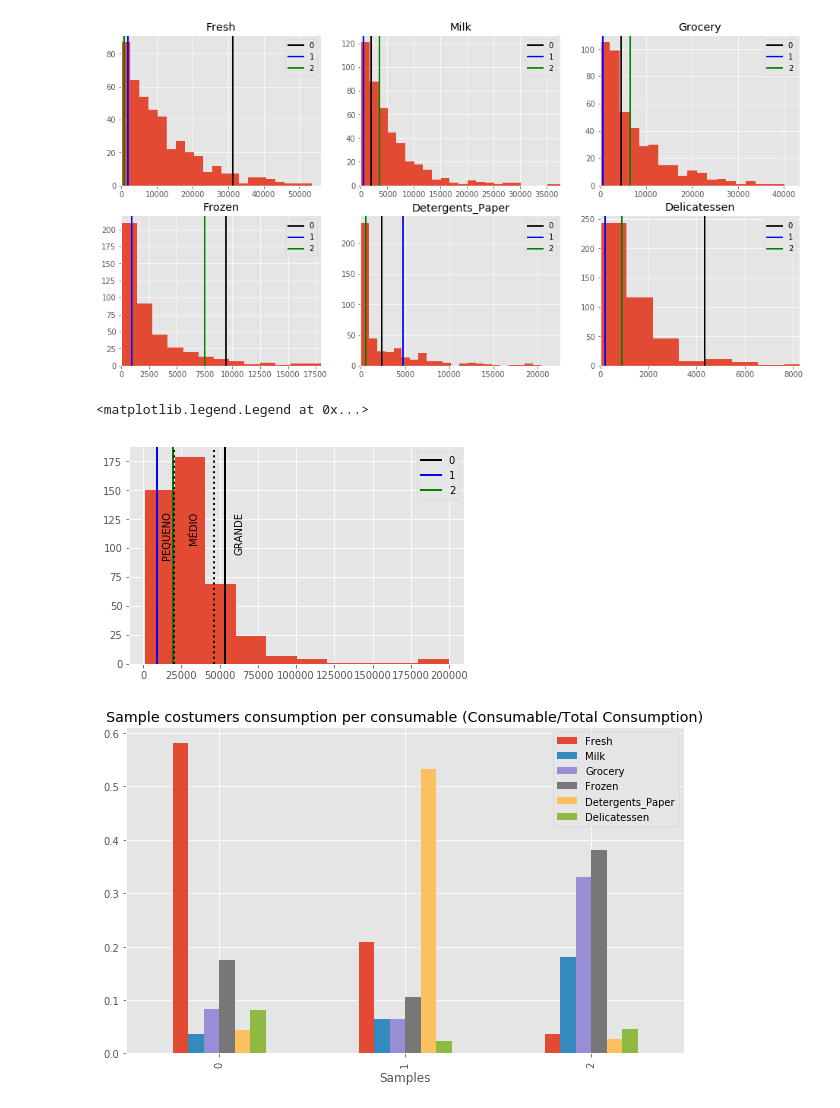
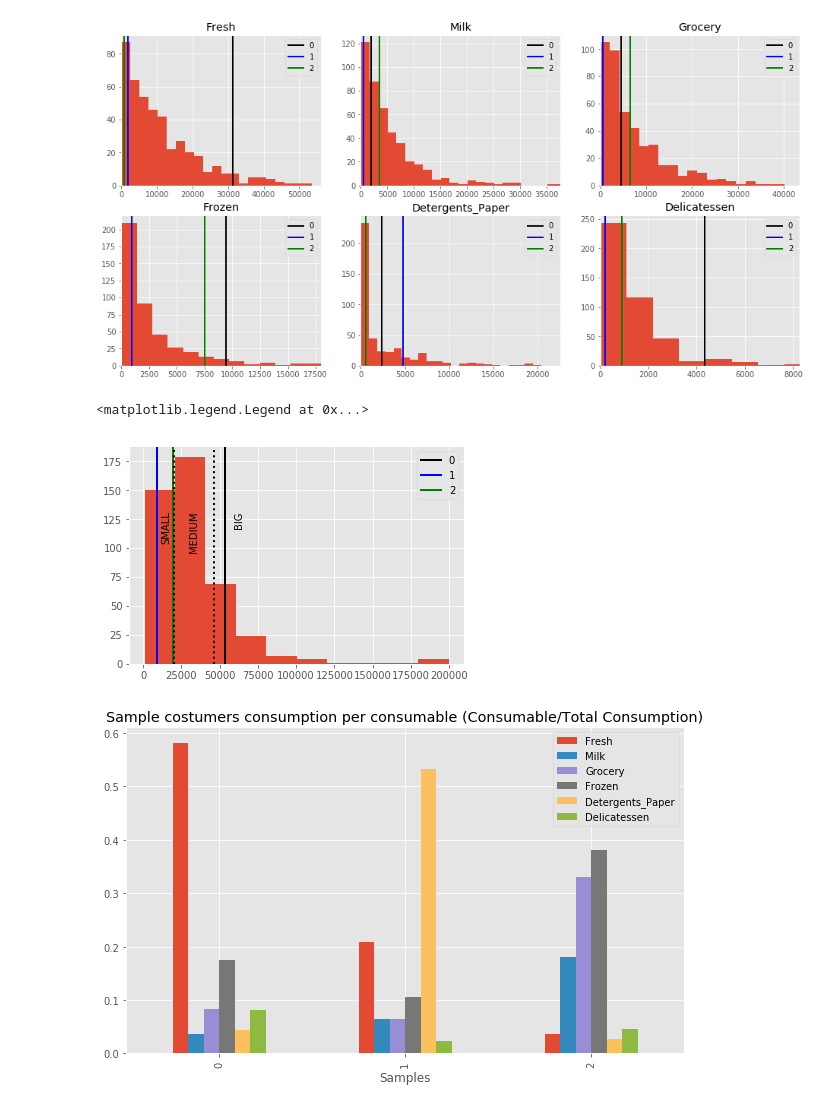
Before and after one commit to corasantos/Udacity-ML-Engineer-Nanodegree, a Jupyter notebook: Unsupervised Learning - Customer Segments/customer_segments.ipynb, the cells around one changed output. Cells and saved outputs as stored; diff of their text form; code cells hidden in the pictures.

```diff
--- a/Unsupervised Learning - Customer Segments/customer_segments.ipynb
+++ b/Unsupervised Learning - Customer Segments/customer_segments.ipynb
@@ -112,21 +113,21 @@ display(samples)
 # %%
 aux = np.sum(data,axis=1)
 plt.hist(aux)
 plt.axvline(np.sum(samples,axis=1)[0],linewidth=2, color='k',label='0')
 plt.axvline(np.sum(samples,axis=1)[1],linewidth=2, color='b',label='1')
 plt.axvline(np.sum(samples,axis=1)[2],linewidth=2, color='g',label='2')
 
 plt.axvline(np.mean(np.sum(data,axis=1))+np.std(np.sum(data,axis=1))/2,linewidth=2, color='k',linestyle=':')
 plt.axvline(np.mean(np.sum(data,axis=1))-np.std(np.sum(data,axis=1))/2,linewidth=2, color='k',linestyle=':')
 
-plt.text(np.mean(np.sum(data,axis=1))-np.std(np.sum(data,axis=1))/1.25,125,'PEQUENO',rotation=90)
-plt.text(np.mean(np.sum(data,axis=1))/1.1,125,'MÉDIO',rotation=90)
-plt.text(np.mean(np.sum(data,axis=1))+np.std(np.sum(data,axis=1))/1,125,'GRANDE',rotation=90)
+plt.text(np.mean(np.sum(data,axis=1))-np.std(np.sum(data,axis=1))/1.25,125,'SMALL',rotation=90)
+plt.text(np.mean(np.sum(data,axis=1))/1.1,125,'MEDIUM',rotation=90)
+plt.text(np.mean(np.sum(data,axis=1))+np.std(np.sum(data,axis=1))/1,125,'BIG',rotation=90)
 
 plt.legend()
 # %% [output]
 <matplotlib.legend.Legend at 0x...>
-[figure, old version]
+[figure, new version]
 # %%
 samples['Total'] = np.sum(samples, axis=1)
 samples_perc = samples.copy()
```
Also changed, not shown: parts of 39 cells of this notebook, 2 other files.
